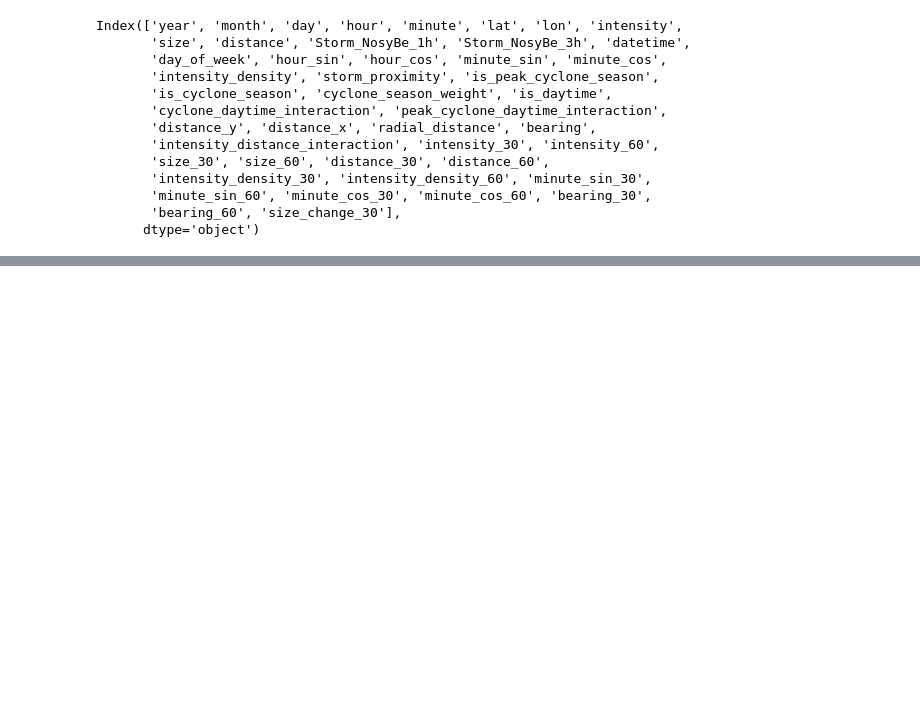
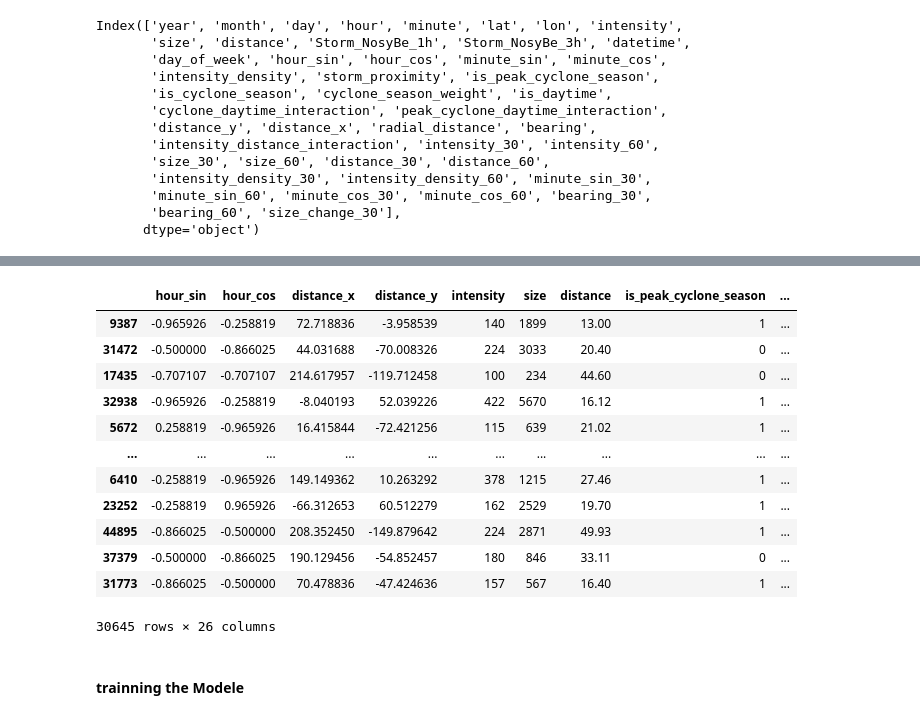
Before and after one commit to Andrianarimanana/Storm_Prediction_Madagascar, a Jupyter notebook: notebook.ipynb, the cells around one changed output, grey strips where cells are left out. Saved outputs shown, nothing was run; the diff lists cells and outputs as text; code cells hidden in the pictures; blank space fills up the shorter version.

Commit message:
Trainning preparation

```diff
--- a/notebook.ipynb
+++ b/notebook.ipynb
@@ -145,0 +161,21 @@ Index(['year', 'month', 'day', 'hour', 'minute', 'lat', 'lon', 'intensity',
+# %%
+# Prepare Training data
+feature_cols = [
+    'hour_sin', 'hour_cos',
+    'distance_x', 'distance_y', 'intensity', 'size', 'distance',
+    'is_peak_cyclone_season',
+    'cyclone_season_weight', 'peak_cyclone_daytime_interaction', 'size_change_30', 'bearing'
+]
+
+# Add lag columns to feature_cols
+for feat in lag_features:
+    for lag_min in lag_intervals.keys():
+        feature_cols.append(f"{feat}_{lag_min}")
+
+X = train_df[feature_cols]
+y_1h = train_df['Storm_NosyBe_1h']
+y_3h = train_df['Storm_NosyBe_3h']
+
+# Split training and validation sets
+# X_train, X_val, y1h_train, y1h_val = train_test_split(X, y_1h, test_size=0.2, random_state=42)
+# _, _, y3h_train, y3h_val = train_test_split(X, y_3h, test_size=0.2, random_state=42)
@@ -145,0 +186,22 @@ Index(['year', 'month', 'day', 'hour', 'minute', 'lat', 'lon', 'intensity',
+# %%
+df_2=X
+x_full_train_1, x_test_1,y1h_full_train, y1h_test= train_test_split(df_2, y_1h, test_size=0.2, random_state=11)
+x_train_1, x_val_1, y1h_train, y1h_val= train_test_split(x_full_train_1,y1h_full_train, test_size=0.25, random_state=11)
+# %%
+x_train_1
+# %% [output]
+|  | hour_sin | hour_cos | distance_x | distance_y | intensity | size | distance | is_peak_cyclone_season | ... |
+| 9387 | -0.965926 | -0.258819 | 72.718836 | -3.958539 | 140 | 1899 | 13.00 | 1 | ... |
+| 31472 | -0.500000 | -0.866025 | 44.031688 | -70.008326 | 224 | 3033 | 20.40 | 0 | ... |
+| 17435 | -0.707107 | -0.707107 | 214.617957 | -119.712458 | 100 | 234 | 44.60 | 0 | ... |
+| 32938 | -0.965926 | -0.258819 | -8.040193 | 52.039226 | 422 | 5670 | 16.12 | 1 | ... |
+| 5672 | 0.258819 | -0.965926 | 16.415844 | -72.421256 | 115 | 639 | 21.02 | 1 | ... |
+| ... | ... | ... | ... | ... | ... | ... | ... | ... | ... |
+| 6410 | -0.258819 | -0.965926 | 149.149362 | 10.263292 | 378 | 1215 | 27.46 | 1 | ... |
+| 23252 | -0.258819 | 0.965926 | -66.312653 | 60.512279 | 162 | 2529 | 19.70 | 1 | ... |
+| 44895 | -0.866025 | -0.500000 | 208.352450 | -149.879642 | 224 | 2871 | 49.93 | 1 | ... |
+| 37379 | -0.500000 | -0.866025 | 190.129456 | -54.852457 | 180 | 846 | 33.11 | 0 | ... |
+| 31773 | -0.866025 | -0.500000 | 70.478836 | -47.424636 | 157 | 567 | 16.40 | 1 | ... |
+30645 rows × 26 columns
+# %% [markdown]
+#### trainning the Modele
```
Also changed, not shown: parts of 5 cells of this notebook.
